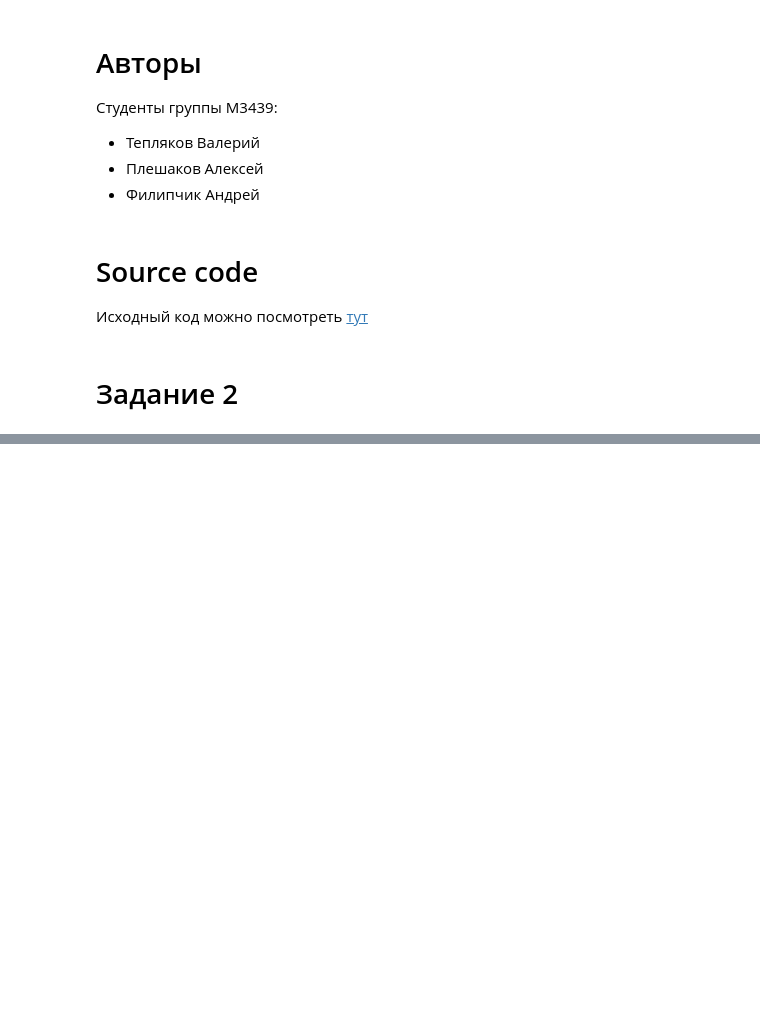
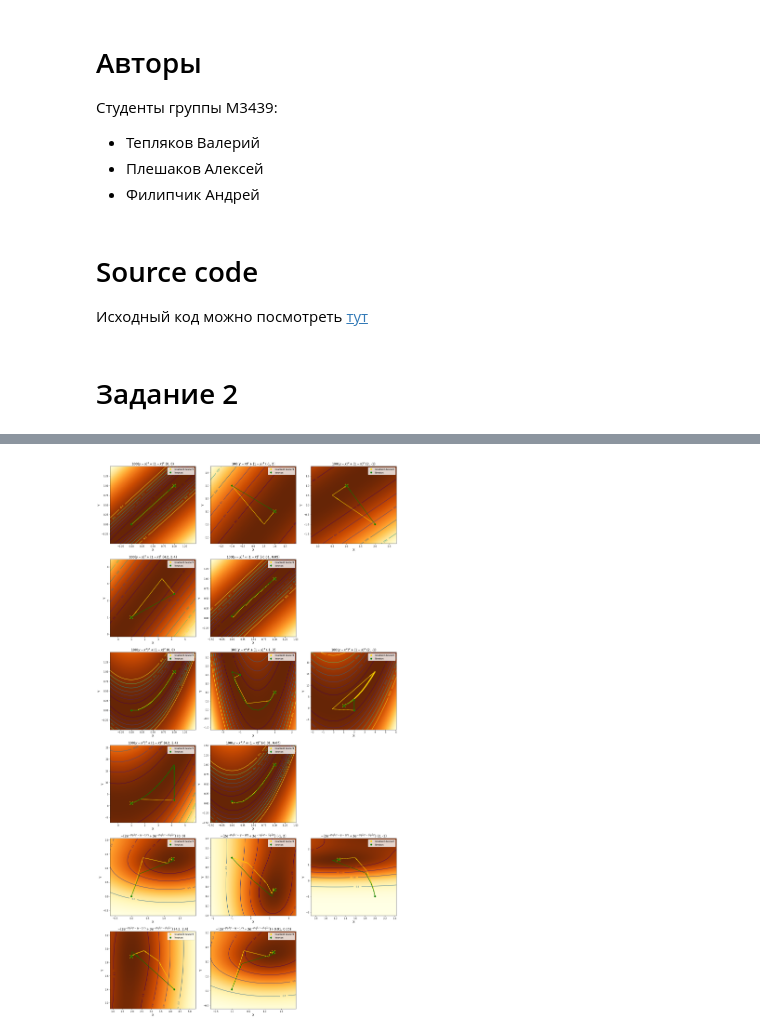
Before and after one commit to Mervap/OptimizationMethods, a Jupyter notebook: lab2/report.ipynb, the cells around one changed output, grey strips where cells are left out. Saved outputs shown, nothing was run; the diff lists cells and outputs as text; code cells hidden in the pictures; blank space fills up the shorter version.

```diff
--- a/lab2/report.ipynb
+++ b/lab2/report.ipynb
@@ -178,0 +162,14 @@ fig.tight_layout()
+# %%
+fig = plt.figure(figsize=(19, 35))
+for j in range(len(fs)):
+    for i in range(len(initial_points)):
+        ip = initial_points[i]
+        plot_graph(j * 6 + i + 1, fig,
+                   [opts[j][alg][i] for alg in algs],
+                   [ip for i in range(len(algs))],
+                   [mns[j][alg][i] for alg in algs],
+                   f'{fs[j][0]} ({ip[0]}, {ip[1]})', 100, 0, 0,
+                   plt_size=(6, 3), labels=alg_names)
+fig.tight_layout()
+# %% [output]
+[figure, added]
```
Also changed, not shown: parts of 3 cells of this notebook, 3 other files.
